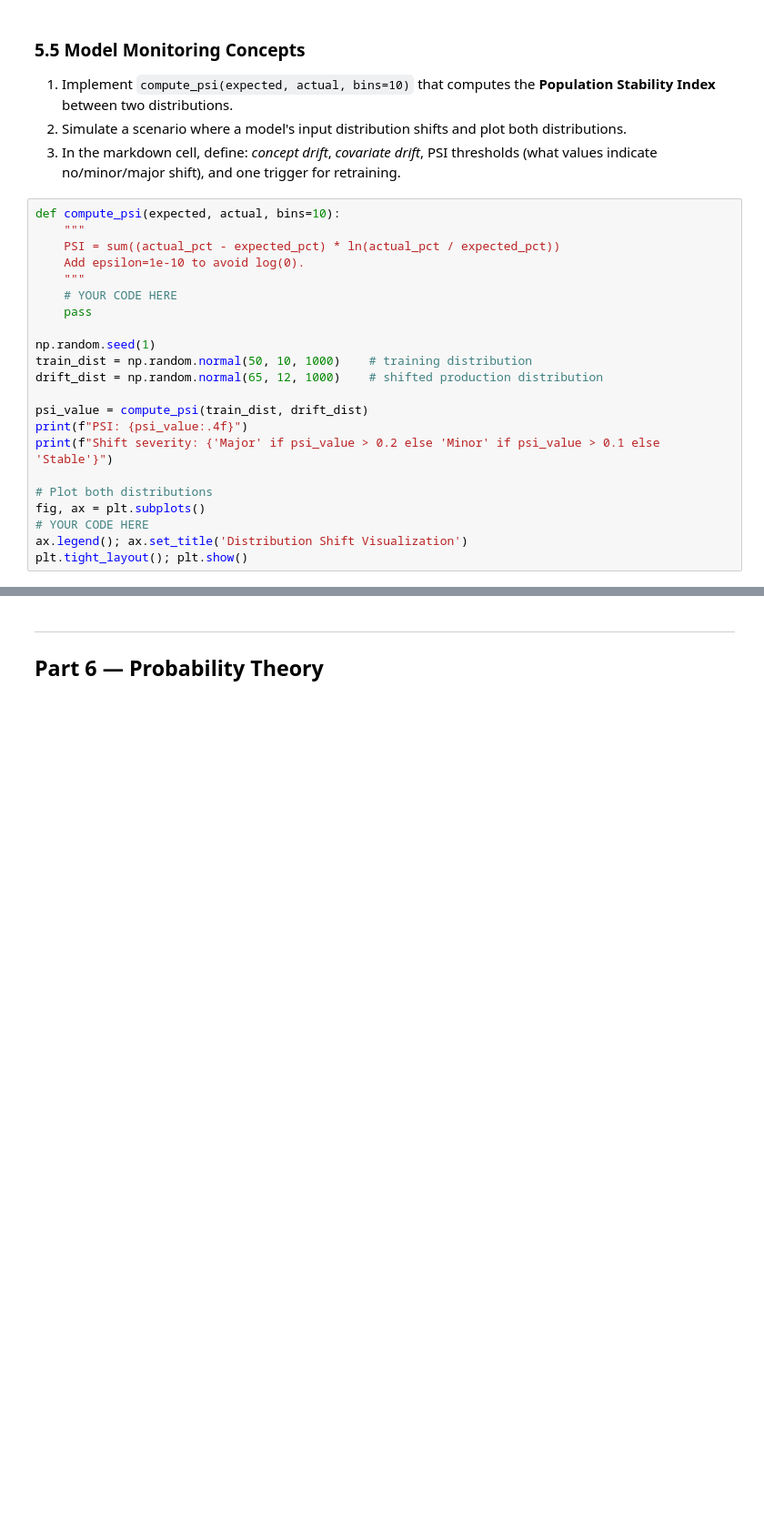
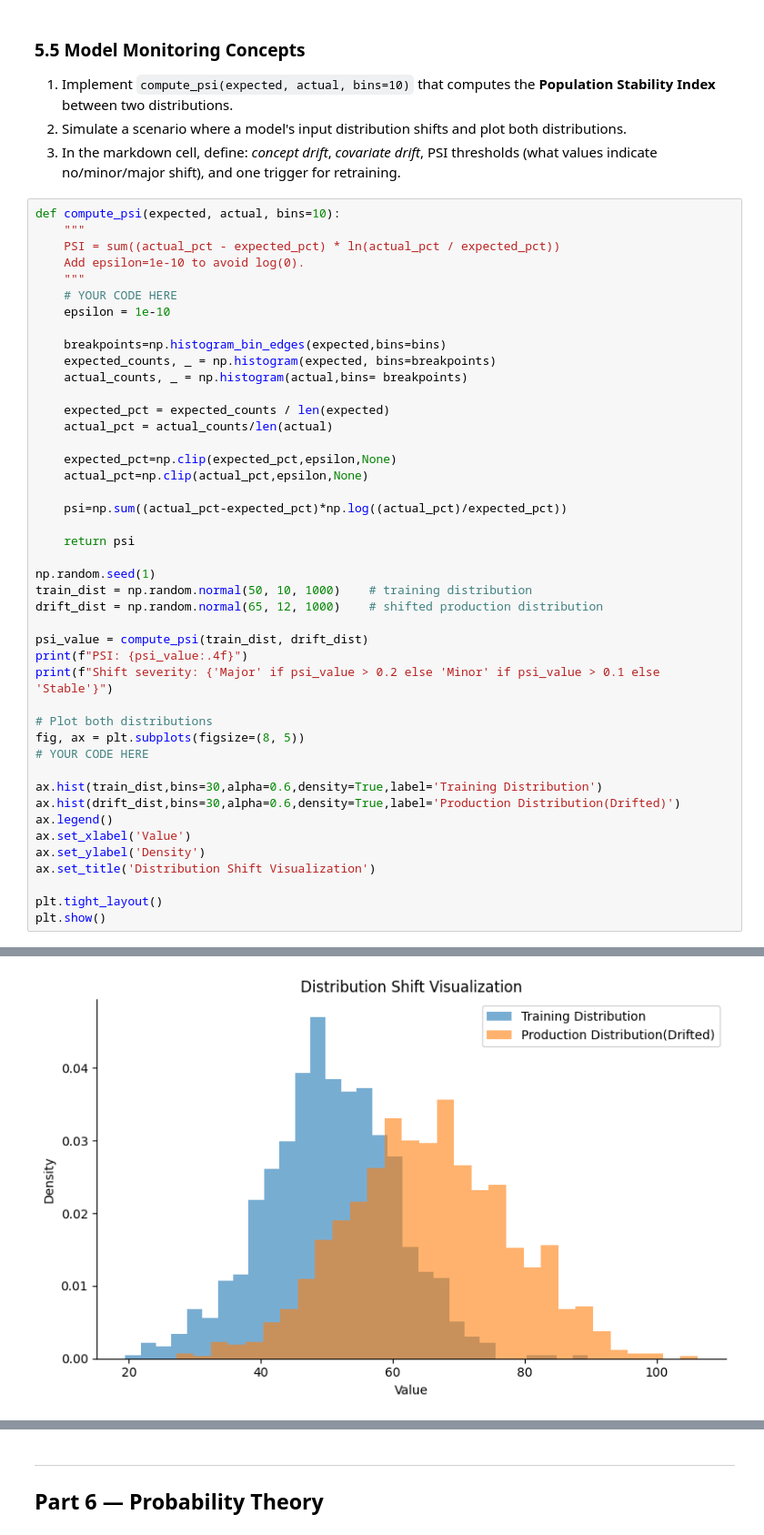
Before and after one commit to srishanthdevoju/Celebal_Internship, a Jupyter notebook: week1_srishanthdevoju.ipynb, the cells around one changed output, grey strips where cells are left out. Shown at 91% size. Saved outputs shown, nothing was run; the diff lists cells and outputs as text; blank space fills up the shorter version.

```diff
--- a/week1_srishanthdevoju.ipynb
+++ b/week1_srishanthdevoju.ipynb
@@ -554,7 +779,21 @@ def compute_psi(expected, actual, bins=10):
     Add epsilon=1e-10 to avoid log(0).
     """
     # YOUR CODE HERE
-    pass
+    epsilon = 1e-10
+
+    breakpoints=np.histogram_bin_edges(expected,bins=bins)
+    expected_counts, _ = np.histogram(expected, bins=breakpoints)
+    actual_counts, _ = np.histogram(actual,bins= breakpoints)
+
+    expected_pct = expected_counts / len(expected)
+    actual_pct = actual_counts/len(actual)
+
+    expected_pct=np.clip(expected_pct,epsilon,None)
+    actual_pct=np.clip(actual_pct,epsilon,None)
+
+    psi=np.sum((actual_pct-expected_pct)*np.log((actual_pct)/expected_pct))
+
+    return psi
 
 np.random.seed(1)
 train_dist = np.random.normal(50, 10, 1000)    # training distribution
@@ -565,7 +804,16 @@ print(f"PSI: {psi_value:.4f}")
 print(f"Shift severity: {'Major' if psi_value > 0.2 else 'Minor' if psi_value > 0.1 else 'Stable'}")
 
 # Plot both distributions
-fig, ax = plt.subplots()
+fig, ax = plt.subplots(figsize=(8, 5))
 # YOUR CODE HERE
-ax.legend(); ax.set_title('Distribution Shift Visualization')
-plt.tight_layout(); plt.show()
+
+ax.hist(train_dist,bins=30,alpha=0.6,density=True,label='Training Distribution')
+ax.hist(drift_dist,bins=30,alpha=0.6,density=True,label='Production Distribution(Drifted)')
+ax.legend()
+ax.set_xlabel('Value')
+ax.set_ylabel('Density')
+ax.set_title('Distribution Shift Visualization')
+
+plt.tight_layout()
+plt.show()
+# %% [output]
@@ -571,0 +822 @@ plt.tight_layout(); plt.show()
+[figure, added]
```
Also changed, not shown: parts of 39 cells of this notebook.
